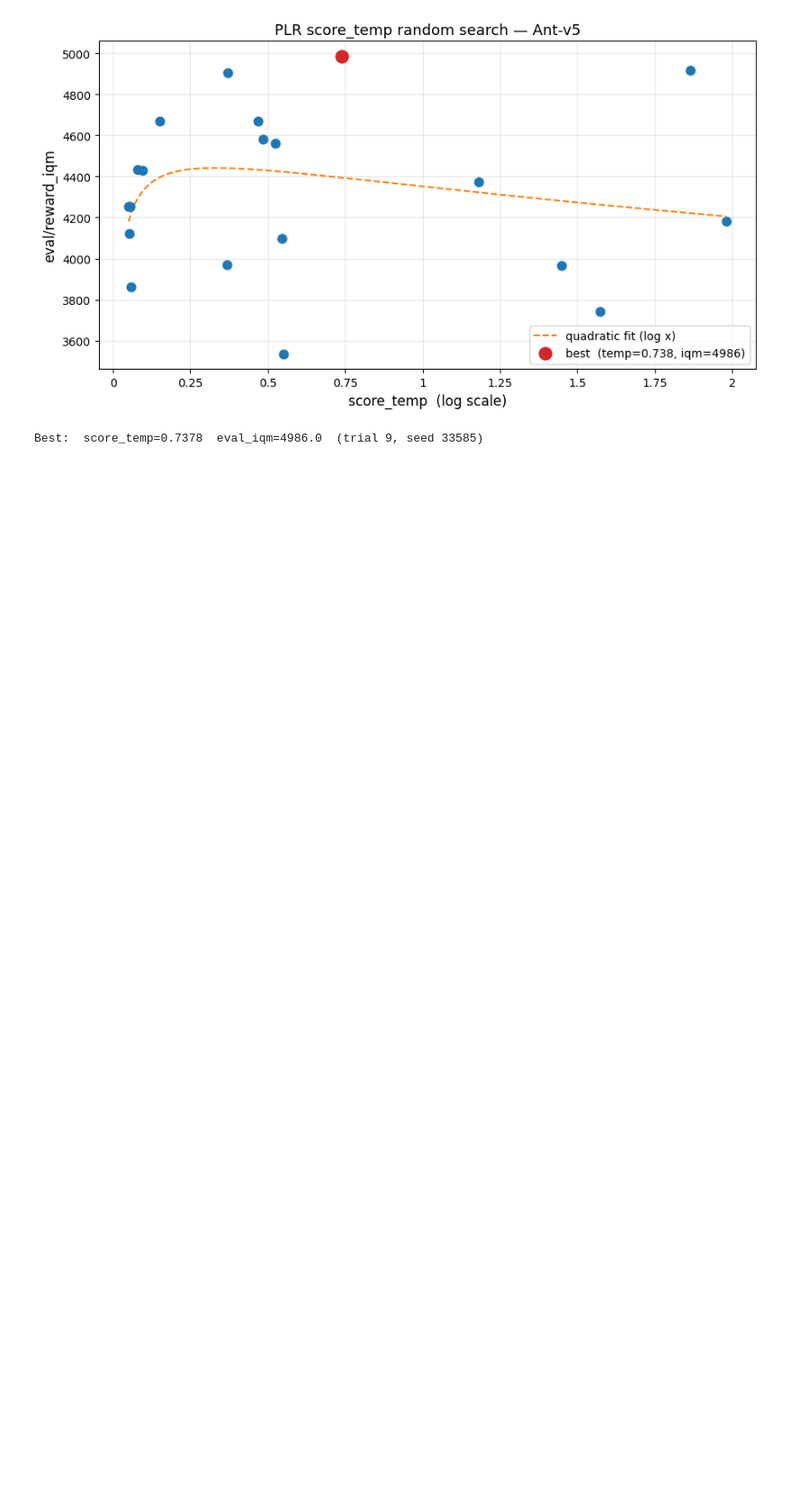
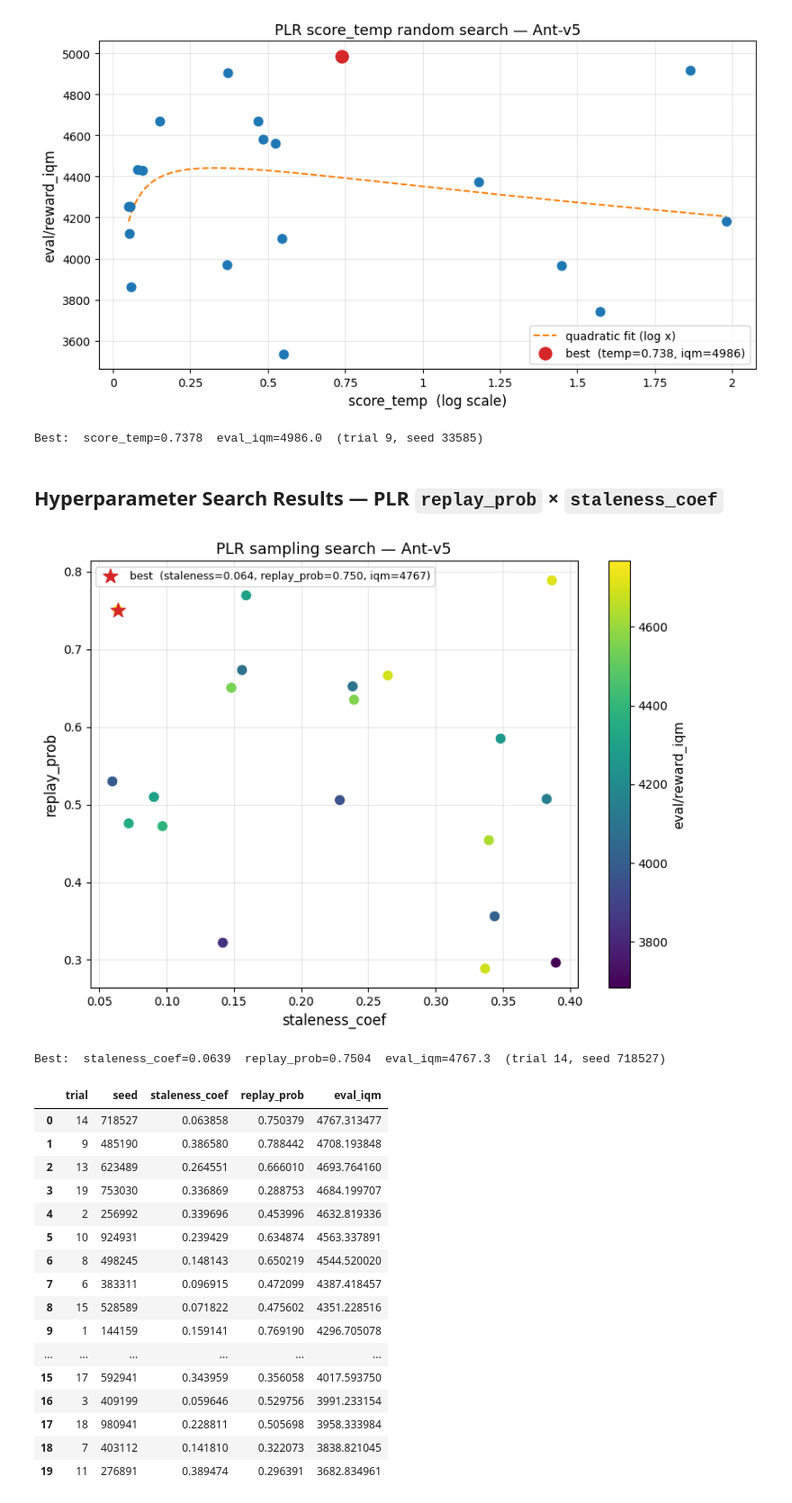
Before and after one commit to Jazhyc/nsgym-solution, a Jupyter notebook: notebooks/hparam_results.ipynb, the cells around one changed output. Shown at 90% size. Saved outputs shown, nothing was run; the diff lists cells and outputs as text; code cells hidden in the pictures; blank space fills up the shorter version.

Commit message:
Updated hparam results for ant with replay probability sweep

```diff
--- a/notebooks/hparam_results.ipynb
+++ b/notebooks/hparam_results.ipynb
@@ -63,3 +63,71 @@ print(f"\nBest:  score_temp={best['score_temp']:.4f}  eval_iqm={best['eval_iqm']
 # %% [output]
 [figure]
 Best:  score_temp=0.7378  eval_iqm=4986.0  (trial 9, seed 33585)
+# %% [markdown]
+## Hyperparameter Search Results — PLR `replay_prob` × `staleness_coef`
+# %%
+import json
+import pandas as pd
+import matplotlib.pyplot as plt
+import matplotlib.cm as cm
+import matplotlib.colors as mcolors
+import numpy as np
+
+results = json.load(open("../results/plr_sampling.json"))
+df = pd.DataFrame(results).rename(columns={
+    "env.plr.replay_prob": "replay_prob",
+    "env.plr.staleness_coef": "staleness_coef",
+    "metric": "eval_iqm",
+})
+
+fig, ax = plt.subplots(figsize=(8, 6))
+
+norm = mcolors.Normalize(vmin=df["eval_iqm"].min(), vmax=df["eval_iqm"].max())
+cmap = cm.viridis
+sc = ax.scatter(
+    df["staleness_coef"], df["replay_prob"],
+    c=df["eval_iqm"], cmap=cmap, norm=norm,
+    s=80, zorder=3, edgecolors="white", linewidths=0.4,
+)
+
+# Mark best trial
+best = df.loc[df["eval_iqm"].idxmax()]
+ax.scatter(
+    best["staleness_coef"], best["replay_prob"],
+    s=160, color="tab:red", zorder=4, marker="*",
+    label=f"best  (staleness={best['staleness_coef']:.3f}, replay_prob={best['replay_prob']:.3f}, iqm={best['eval_iqm']:.0f})",
+)
+
+cbar = fig.colorbar(sc, ax=ax)
+cbar.set_label("eval/reward_iqm", fontsize=11)
+
+ax.set_xlabel("staleness_coef", fontsize=12)
+ax.set_ylabel("replay_prob", fontsize=12)
+ax.set_title("PLR sampling search — Ant-v5", fontsize=13)
+ax.legend(fontsize=9)
+ax.grid(True, alpha=0.3)
+plt.tight_layout()
+plt.show()
+
+print(f"\nBest:  staleness_coef={best['staleness_coef']:.4f}  replay_prob={best['replay_prob']:.4f}  eval_iqm={best['eval_iqm']:.1f}  (trial {int(best['trial'])}, seed {int(best['seed'])})")
+df[["trial", "seed", "staleness_coef", "replay_prob", "eval_iqm"]].sort_values("eval_iqm", ascending=False).reset_index(drop=True)
+# %% [output]
+[figure, added]
+Best:  staleness_coef=0.0639  replay_prob=0.7504  eval_iqm=4767.3  (trial 14, seed 718527)
+|  | trial | seed | staleness_coef | replay_prob | eval_iqm |
+| 0 | 14 | 718527 | 0.063858 | 0.750379 | 4767.313477 |
+| 1 | 9 | 485190 | 0.386580 | 0.788442 | 4708.193848 |
+| 2 | 13 | 623489 | 0.264551 | 0.666010 | 4693.764160 |
+| 3 | 19 | 753030 | 0.336869 | 0.288753 | 4684.199707 |
+| 4 | 2 | 256992 | 0.339696 | 0.453996 | 4632.819336 |
+| 5 | 10 | 924931 | 0.239429 | 0.634874 | 4563.337891 |
+| 6 | 8 | 498245 | 0.148143 | 0.650219 | 4544.520020 |
+| 7 | 6 | 383311 | 0.096915 | 0.472099 | 4387.418457 |
+| 8 | 15 | 528589 | 0.071822 | 0.475602 | 4351.228516 |
+| 9 | 1 | 144159 | 0.159141 | 0.769190 | 4296.705078 |
+| ... | ... | ... | ... | ... | ... |
+| 15 | 17 | 592941 | 0.343959 | 0.356058 | 4017.593750 |
+| 16 | 3 | 409199 | 0.059646 | 0.529756 | 3991.233154 |
+| 17 | 18 | 980941 | 0.228811 | 0.505698 | 3958.333984 |
+| 18 | 7 | 403112 | 0.141810 | 0.322073 | 3838.821045 |
+| 19 | 11 | 276891 | 0.389474 | 0.296391 | 3682.834961 |
```
Also changed, not shown: parts of 1 cell of this notebook, 4 other files.
